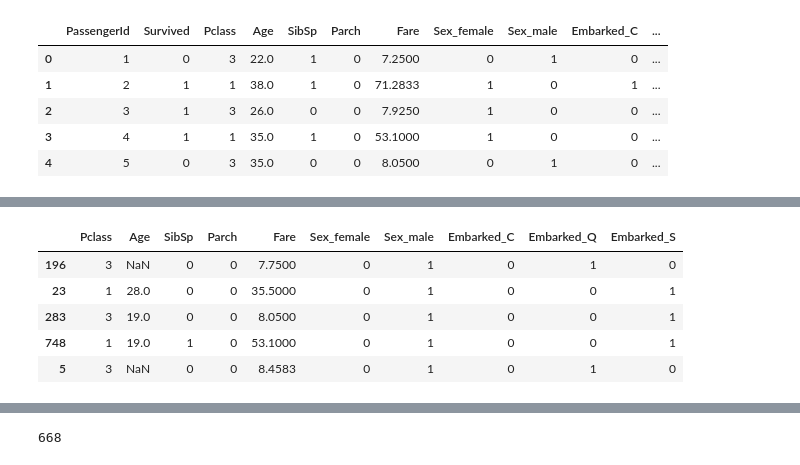
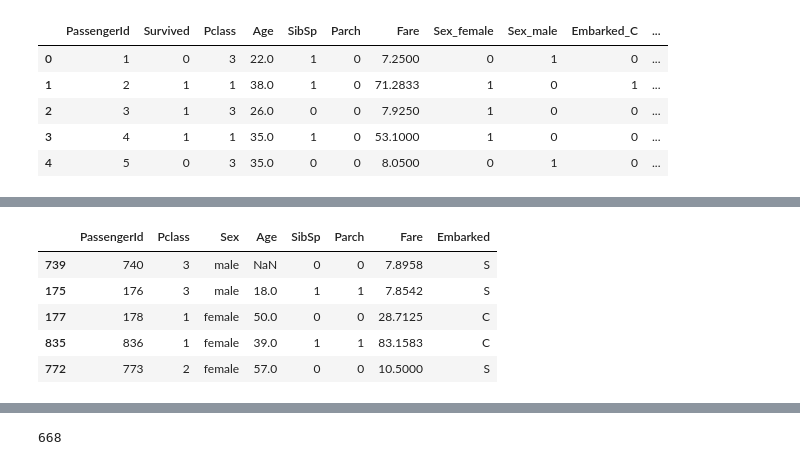
Before and after one commit to AlexandreGazagnes/for-nora, a Jupyter notebook: notebooks/02_modelisation.ipynb, the cells around one changed output, grey strips where cells are left out. Drawn from its saved outputs; the diff is of its cells as text; code cells hidden in the pictures.

```diff
--- a/notebooks/02_modelisation.ipynb
+++ b/notebooks/02_modelisation.ipynb
@@ -82,15 +86,15 @@ df_test.shape
 # %%
-X_train_PassengerId = df_train.PassengerId.values
-y_train = df_train.Survived.values
-X_train = df_train.drop(columns=["Survived","PassengerId" ], inplace=False)
+# X_train_PassengerId = df_train.PassengerId.values
+
+X_train = df_train.drop(columns=["Survived", ], inplace=False)
 X_train.head()
 # %% [output]
-|  | Pclass | Age | SibSp | Parch | Fare | Sex_female | Sex_male | Embarked_C | Embarked_Q | Embarked_S |
-| 196 | 3 | NaN | 0 | 0 | 7.7500 | 0 | 1 | 0 | 1 | 0 |
-| 23 | 1 | 28.0 | 0 | 0 | 35.5000 | 0 | 1 | 0 | 0 | 1 |
-| 283 | 3 | 19.0 | 0 | 0 | 8.0500 | 0 | 1 | 0 | 0 | 1 |
-| 748 | 1 | 19.0 | 1 | 0 | 53.1000 | 0 | 1 | 0 | 0 | 1 |
-| 5 | 3 | NaN | 0 | 0 | 8.4583 | 0 | 1 | 0 | 1 | 0 |
+|  | PassengerId | Pclass | Sex | Age | SibSp | Parch | Fare | Embarked |
+| 739 | 740 | 3 | male | NaN | 0 | 0 | 7.8958 | S |
+| 175 | 176 | 3 | male | 18.0 | 1 | 1 | 7.8542 | S |
+| 177 | 178 | 1 | female | 50.0 | 0 | 0 | 28.7125 | C |
+| 835 | 836 | 1 | female | 39.0 | 1 | 1 | 83.1583 | C |
+| 772 | 773 | 2 | female | 57.0 | 0 | 0 | 10.5000 | S |
 # %%
 y_train[:10]
 # %% [output]
```
Also changed, not shown: parts of 29 cells of this notebook, 1 other file.
